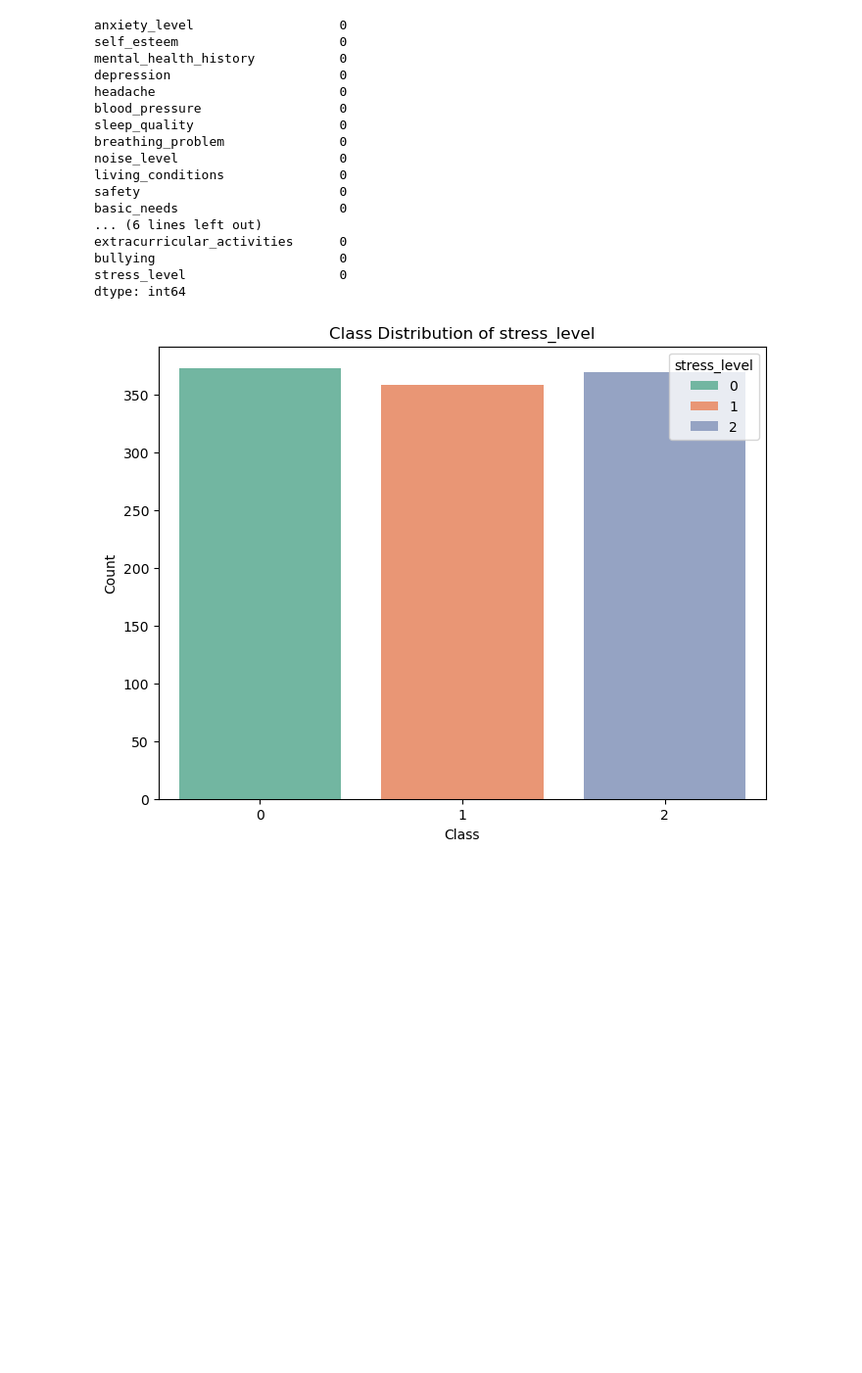
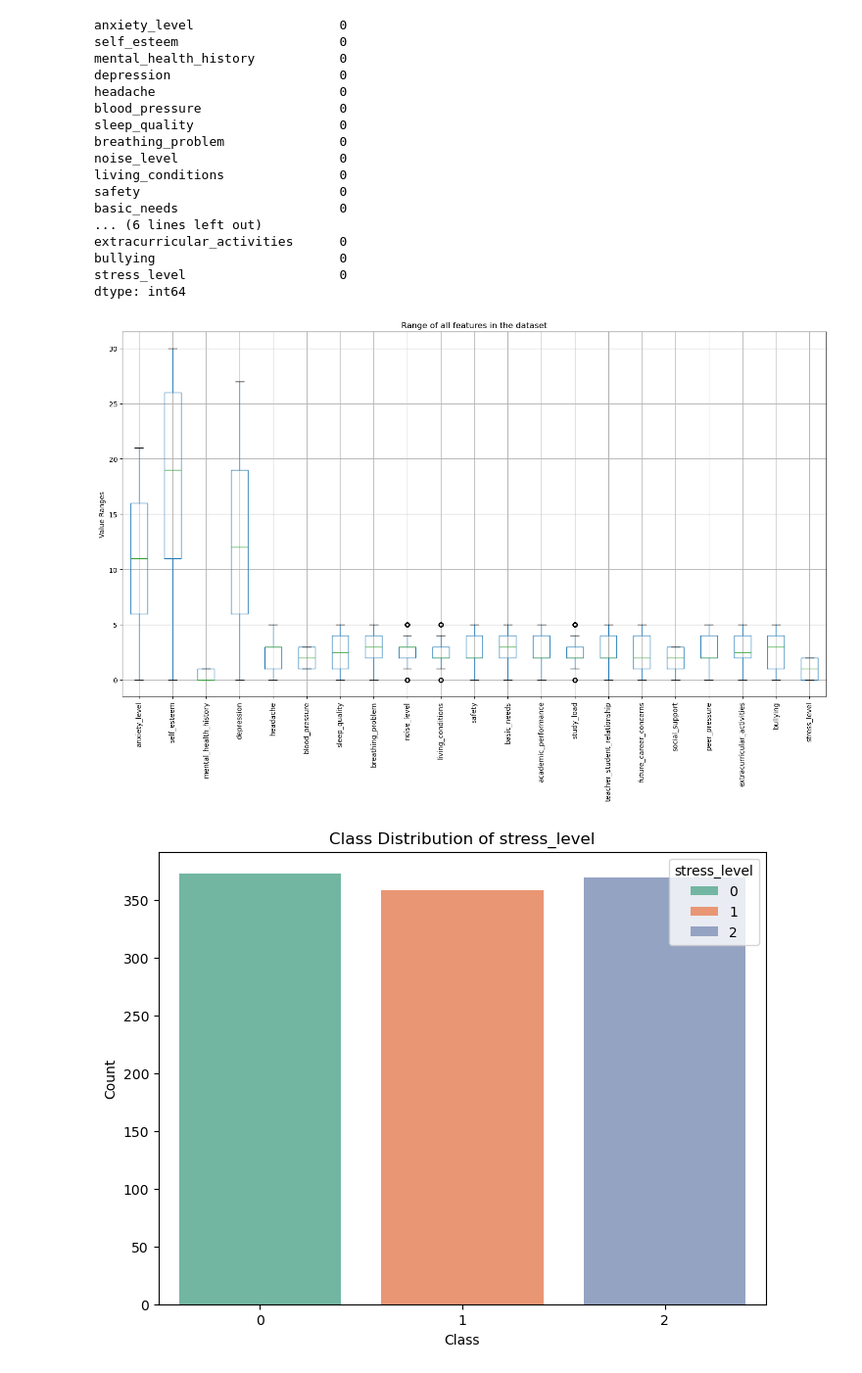
Before and after one commit to ghazafm/stress-checker-model, a Jupyter notebook: Notebook/lab.ipynb, the cells around one changed output. Shown: that part at 98% size. Cells and saved outputs as stored; diff of their text form; code cells hidden in the pictures; blank space fills up the shorter version.

```diff
--- a/Notebook/lab.ipynb
+++ b/Notebook/lab.ipynb
@@ -37,3 +63,13 @@ dtype: int64
+# %%
+plt.figure(figsize=(15, 10))
+df.boxplot()
+plt.xticks(rotation=90)
+plt.title('Range of all features in the dataset')
+plt.ylabel('Value Ranges')
+plt.tight_layout()
+plt.show()
+# %% [output]
+[figure, added]
 # %%
 plt.figure(figsize=(8, 6))
 sns.countplot(x='stress_level', data=df, palette='Set2',hue='stress_level')
```
Also changed, not shown: parts of 10 cells of this notebook, 19 other files.
